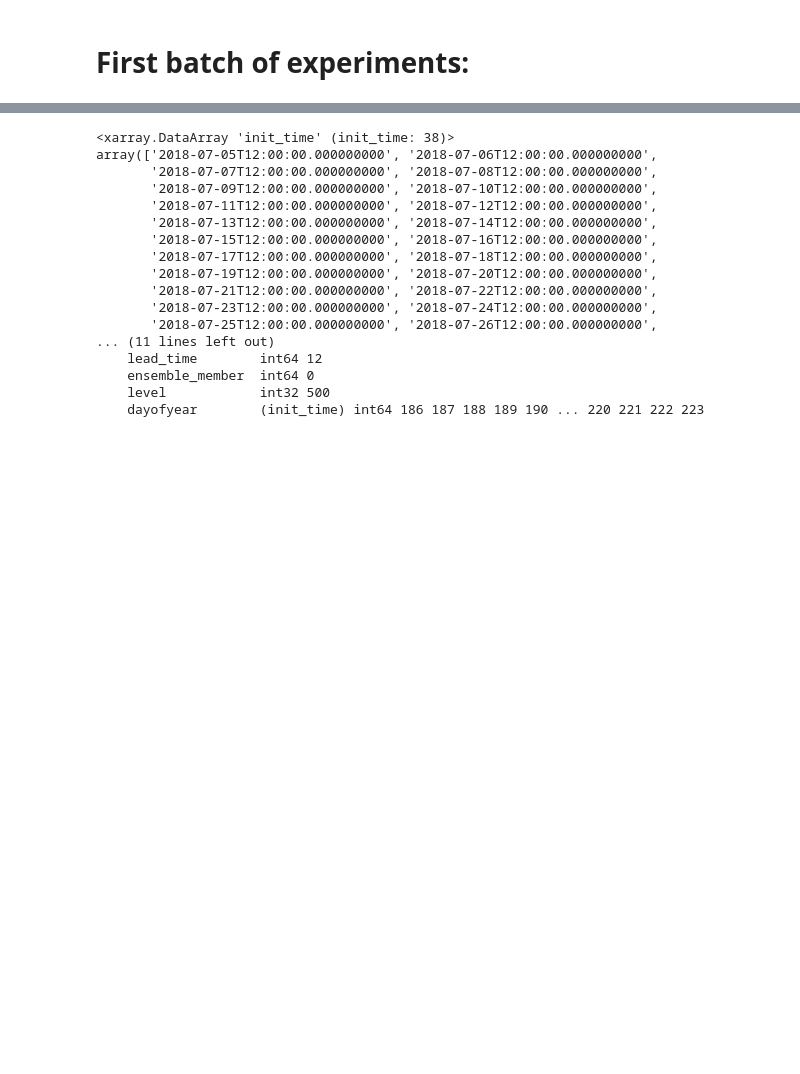
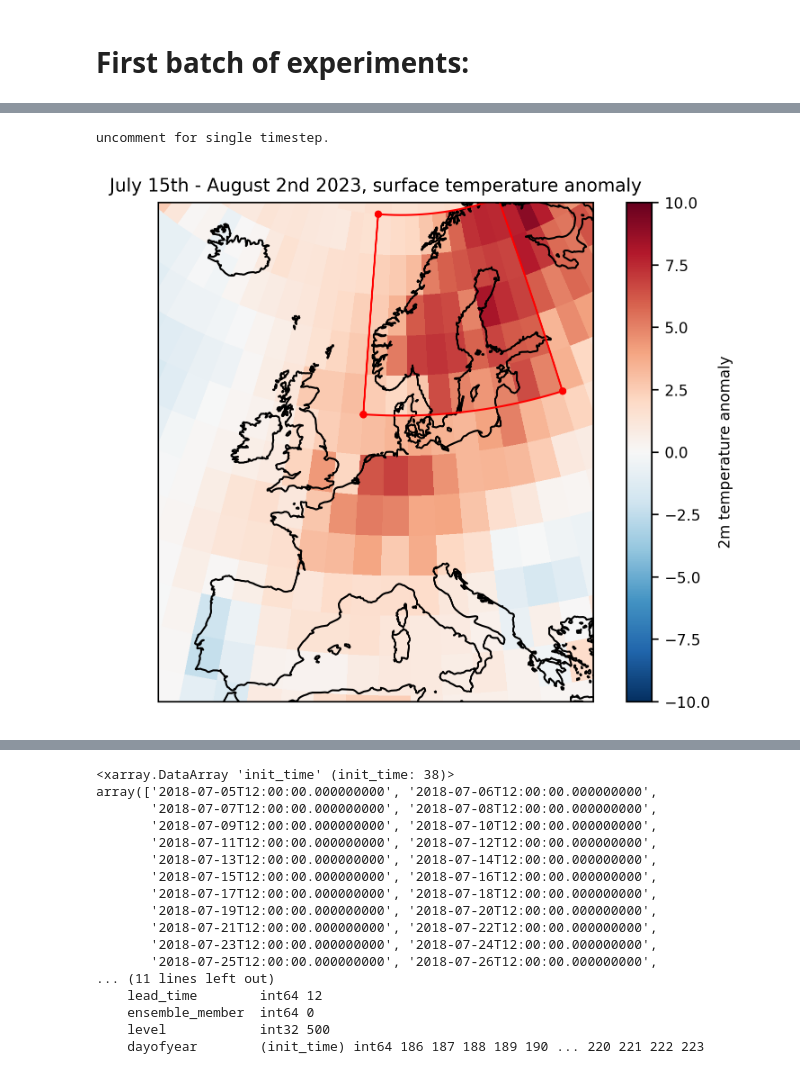
Before and after one commit to ECMWFCode4Earth/diffusion-models-for-weather-prediction, a Jupyter notebook: nb_bologna_heatwave.ipynb, the cells around one changed output, grey strips where cells are left out. Saved outputs shown, nothing was run; the diff lists cells and outputs as text; code cells hidden in the pictures; blank space fills up the shorter version.

```diff
--- a/nb_bologna_heatwave.ipynb
+++ b/nb_bologna_heatwave.ipynb
@@ -91,3 +113,47 @@ lon_min = min(predictions_inner.lon) - res / 2
 lon_max = max(predictions_inner.lon) + res / 2
 lat_min = min(predictions_inner.lat) - res / 2
 lat_max = max(predictions_inner.lat) + res / 2
+# %%
+"""
+
+fig, axis = plt.subplots(1, 1, subplot_kw=dict(projection=ccrs.EuroPP()))
+
+timestep = datetime.datetime(2018,7,17,12)
+
+targets_anomaly.t2m.isel({"lead_time":0, "ensemble_member":0}).sel({"init_time":timestep}).plot(ax=axis, transform=ccrs.PlateCarree(), cmap="RdBu_r", vmin=-15, vmax=15, add_colorbar=False)
+targets_inner.t2m.sel({"init_time":timestep}).plot(ax=axis, transform=ccrs.PlateCarree(), cmap="RdBu_r", vmin=-15, vmax=15)
+axis.coastlines()
+
+axis.plot([lon_min, lon_min, lon_max, lon_max, lon_min], [lat_min, lat_max, lat_max, lat_min, lat_min],
+         color='red', linewidth=1, marker='o', markersize=3,
+         # Be explicit about which transform you want:
+         transform=ccrs.PlateCarree())
+
+axis.set_title("2018 Scandinavia heat wave")
+
+plt.show()
+
+"""
+print("uncomment for single timestep.")
+# %% [output]
+uncomment for single timestep.
+# %%
+fig, axis = plt.subplots(1, 1, subplot_kw=dict(projection=ccrs.EuroPP()))
+
+
+targets_anomaly.t2m.isel({"init_time": slice(10,-10), "lead_time":0, "ensemble_member":0}).mean("init_time").plot(ax=axis, transform=ccrs.PlateCarree(), cmap="RdBu_r", vmin=-10, vmax=10, add_colorbar=False)
+targets_inner.t2m.isel({"init_time": slice(10,-10)}).mean("init_time").plot(ax=axis, transform=ccrs.PlateCarree(), cmap="RdBu_r", vmin=-10, vmax=10, cbar_kwargs={'label': "2m temperature anomaly"})
+
+axis.coastlines()
+
+axis.plot([lon_min, lon_min, lon_max, lon_max, lon_min], [lat_min, lat_max, lat_max, lat_min, lat_min],
+         color='red', linewidth=1, marker='o', markersize=3,
+         # Be explicit about which transform you want:
+         transform=ccrs.PlateCarree())
+
+axis.set_title("July 15th - August 2nd 2023, surface temperature anomaly")
+plt.tight_layout
+plt.savefig("images/heatwave_true_anomaly.png")
+plt.show()
+# %% [output]
+[figure, added]
```
Also changed, not shown: parts of 11 cells of this notebook, 22 other files.
